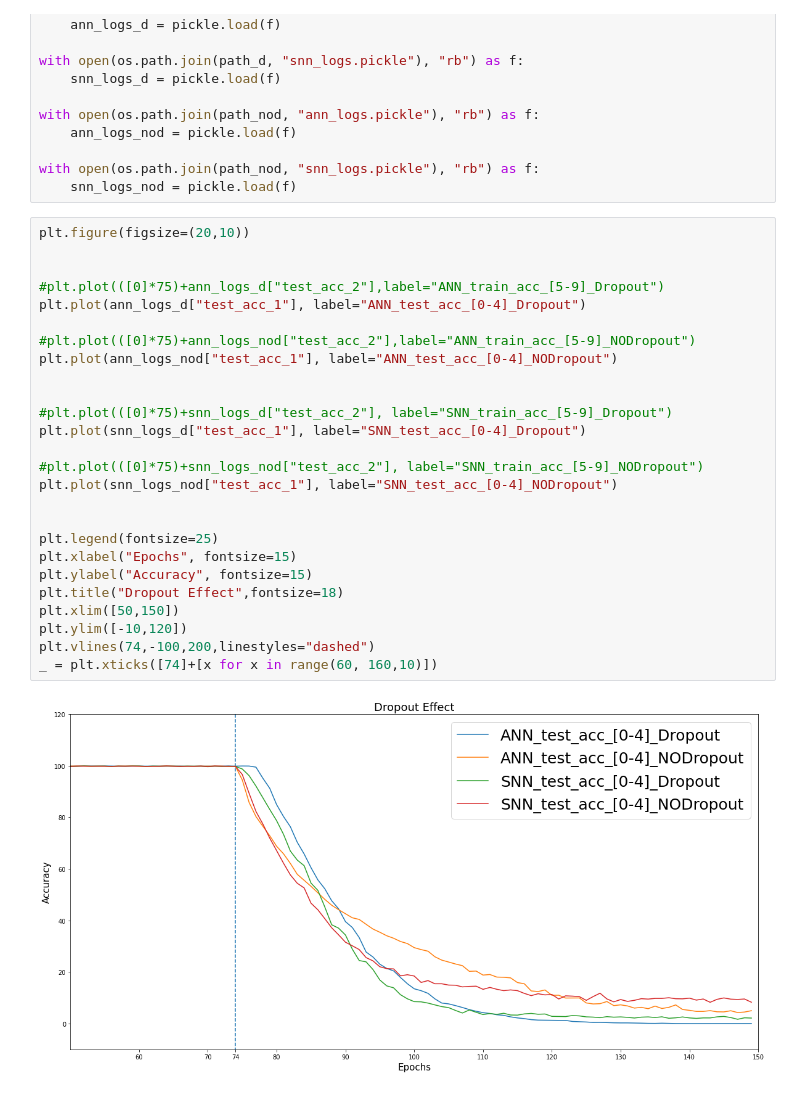
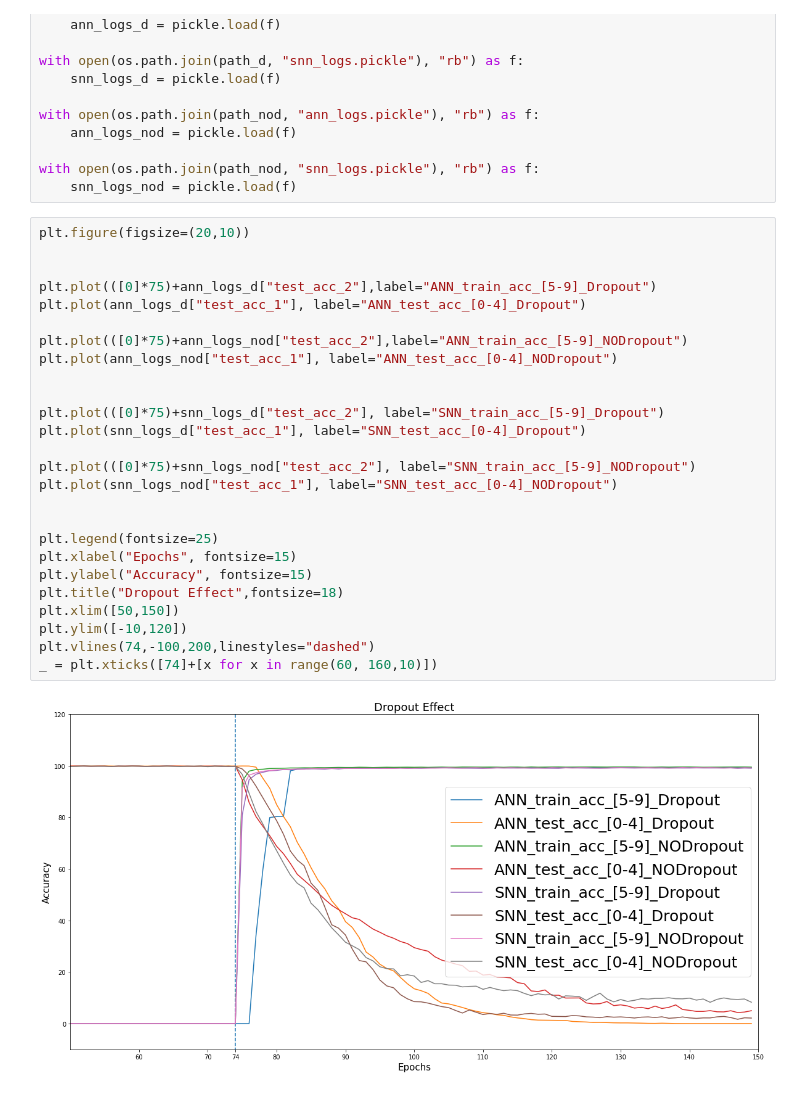
Before and after one commit to Thvnvtos/SNN_vs_ANN, a Jupyter notebook: evaluation_sequential_learning.ipynb, the cells around one changed output. Cells and saved outputs as stored; diff of their text form.

```diff
--- a/evaluation_sequential_learning.ipynb
+++ b/evaluation_sequential_learning.ipynb
@@ -297,28 +297,28 @@ with open(os.path.join(path_nod, "snn_logs.pickle"), "rb") as f:
 # %%
 plt.figure(figsize=(20,10))
 
 
-#plt.plot(([0]*75)+ann_logs_d["test_acc_2"],label="ANN_train_acc_[5-9]_Dropout")
+plt.plot(([0]*75)+ann_logs_d["test_acc_2"],label="ANN_train_acc_[5-9]_Dropout")
 plt.plot(ann_logs_d["test_acc_1"], label="ANN_test_acc_[0-4]_Dropout")
 
-#plt.plot(([0]*75)+ann_logs_nod["test_acc_2"],label="ANN_train_acc_[5-9]_NODropout")
+plt.plot(([0]*75)+ann_logs_nod["test_acc_2"],label="ANN_train_acc_[5-9]_NODropout")
 plt.plot(ann_logs_nod["test_acc_1"], label="ANN_test_acc_[0-4]_NODropout")
 
 
-#plt.plot(([0]*75)+snn_logs_d["test_acc_2"], label="SNN_train_acc_[5-9]_Dropout")
+plt.plot(([0]*75)+snn_logs_d["test_acc_2"], label="SNN_train_acc_[5-9]_Dropout")
 plt.plot(snn_logs_d["test_acc_1"], label="SNN_test_acc_[0-4]_Dropout")
 
-#plt.plot(([0]*75)+snn_logs_nod["test_acc_2"], label="SNN_train_acc_[5-9]_NODropout")
+plt.plot(([0]*75)+snn_logs_nod["test_acc_2"], label="SNN_train_acc_[5-9]_NODropout")
 plt.plot(snn_logs_nod["test_acc_1"], label="SNN_test_acc_[0-4]_NODropout")
 
 
 plt.legend(fontsize=25)
 plt.xlabel("Epochs", fontsize=15)
 plt.ylabel("Accuracy", fontsize=15)
 plt.title("Dropout Effect",fontsize=18)
 plt.xlim([50,150])
 plt.ylim([-10,120])
 plt.vlines(74,-100,200,linestyles="dashed")
 _ = plt.xticks([74]+[x for x in range(60, 160,10)])
 # %% [output]
-[figure, old version]
+[figure, new version]
```
Also changed, not shown: 6 other files.
